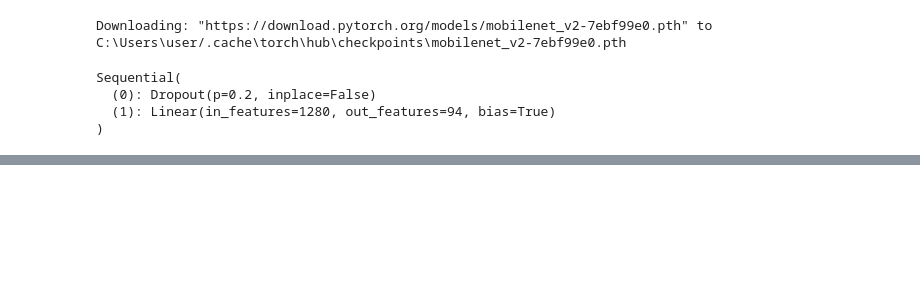
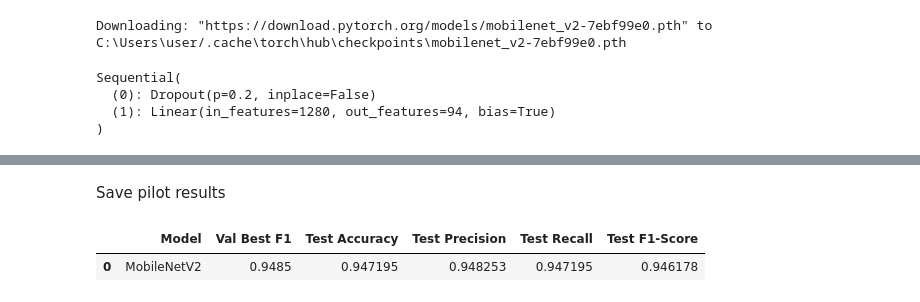
Before and after one commit to Salman5371/Multi-crop-plant-disease-detection, a Jupyter notebook: Notebooks/02_mobilenetv2_pilot.ipynb, the cells around one changed output, grey strips where cells are left out. Saved outputs shown, nothing was run; the diff lists cells and outputs as text; code cells hidden in the pictures; blank space fills up the shorter version.

```diff
--- a/Notebooks/02_mobilenetv2_pilot.ipynb
+++ b/Notebooks/02_mobilenetv2_pilot.ipynb
@@ -316,0 +412,20 @@ Epoch [2/5]
+# %% [markdown]
+ Save pilot results
+# %%
+results_df = pd.DataFrame([{
+    "Model": "MobileNetV2",
+    "Val Best F1": best_val_f1,
+    "Test Accuracy": test_acc,
+    "Test Precision": test_precision,
+    "Test Recall": test_recall,
+    "Test F1-Score": test_f1
+}])
+
+results_path = os.path.join(OUTPUT_DIR, "tables", "mobilenetv2_pilot_results.csv")
+os.makedirs(os.path.dirname(results_path), exist_ok=True)
+
+results_df.to_csv(results_path, index=False)
+results_df
+# %% [output]
+|  | Model | Val Best F1 | Test Accuracy | Test Precision | Test Recall | Test F1-Score |
+| 0 | MobileNetV2 | 0.9485 | 0.947195 | 0.948253 | 0.947195 | 0.946178 |
```
Also changed, not shown: parts of 25 cells of this notebook.
